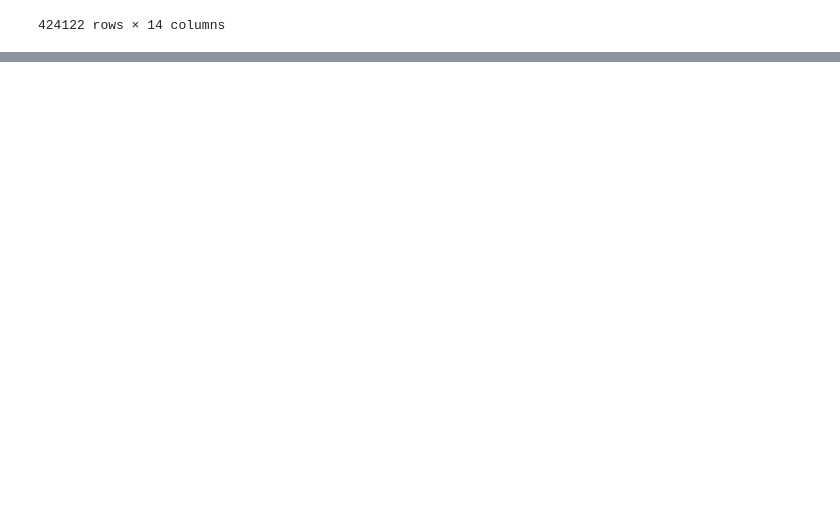
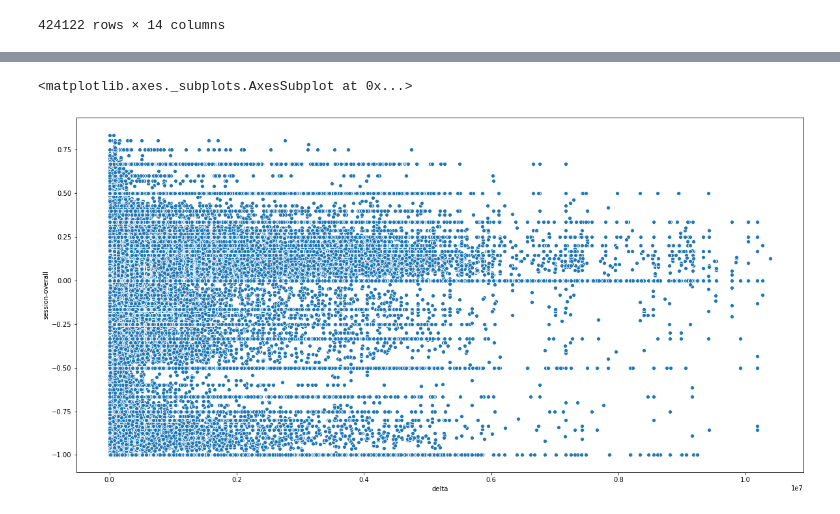
Before and after one commit to k-christensen/duo_proj, a Jupyter notebook: preprocessing.ipynb, the cells around one changed output, grey strips where cells are left out. Drawn from its saved outputs; the diff is of its cells as text; code cells hidden in the pictures; blank space fills up the shorter version.

```diff
--- a/preprocessing.ipynb
+++ b/preprocessing.ipynb
@@ -362,0 +434,5 @@ i= it_learn_eng.groupby('user_id')
+# %%
+df['overall_recall'] = df['history_correct']/df['history_seen']
+# %%
+df['session-overall'] = df['p_recall'] - df['overall_recall']
+df.head()
@@ -362,0 +446,16 @@ i= it_learn_eng.groupby('user_id')
+# %%
+it_learn_eng =df.loc[(df.learning_language == 'en') & (df.ui_language == 'it')]
+es_learn_eng =df.loc[(df.learning_language == 'en') & (df.ui_language == 'es')]
+pt_learn_eng =df.loc[(df.learning_language == 'en') & (df.ui_language == 'pt')]
+eng_learn_it =df.loc[(df.learning_language == 'it') & (df.ui_language == 'en')]
+eng_learn_es =df.loc[(df.learning_language == 'es') & (df.ui_language == 'en')]
+eng_learn_pt =df.loc[(df.learning_language == 'pt') & (df.ui_language == 'en')]
+eng_learn_fr =df.loc[(df.learning_language == 'fr') & (df.ui_language == 'en')]
+eng_learn_de =df.loc[(df.learning_language == 'de') & (df.ui_language == 'en')]
+# %%
+f,ax = plt.subplots(figsize = (20,10))
+
+sns.scatterplot(x='delta', y = 'session-overall', data = it_learn_eng)
+# %% [output]
+<matplotlib.axes._subplots.AxesSubplot at 0x...>
+[figure, added]
```
Also changed, not shown: parts of 13 cells of this notebook.
